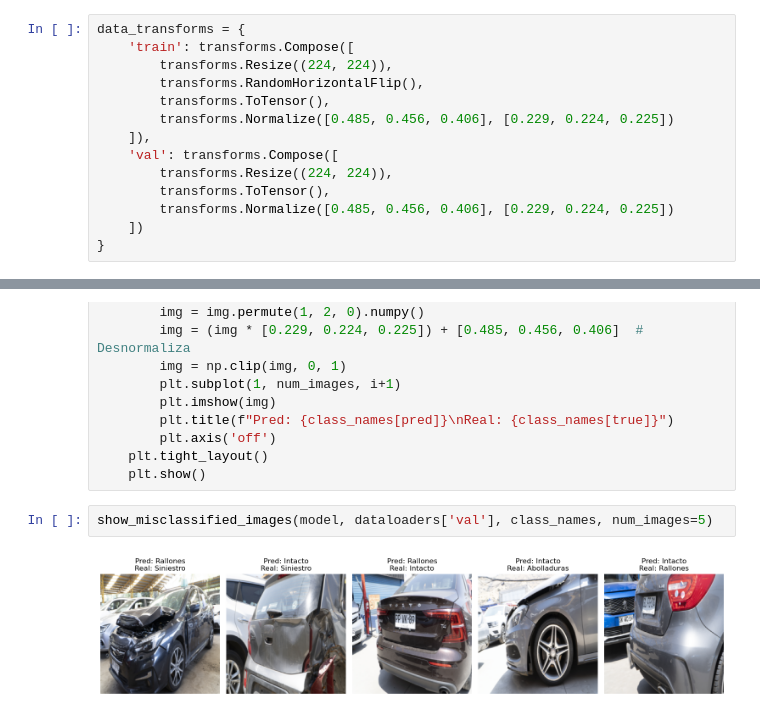
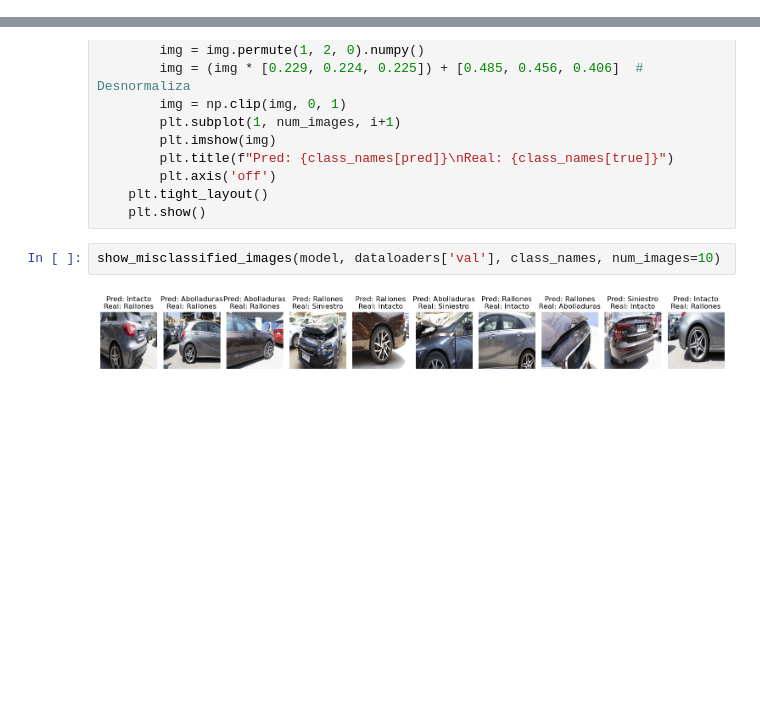
Before and after one commit to Dmerlez/TFM_damageCarClassifier, a Jupyter notebook: model_test.ipynb, the cells around one changed output, grey strips where cells are left out. Cells and saved outputs as stored; diff of their text form; blank space fills up the shorter version.

Commit message:
Test model

```diff
--- a/model_test.ipynb
+++ b/model_test.ipynb
@@ -30,20 +30,6 @@ data_transforms = {
         transforms.Normalize([0.485, 0.456, 0.406], [0.229, 0.224, 0.225])
     ])
 }
-# %%
-data_transforms = {
-    'train': transforms.Compose([
-        transforms.Resize((224, 224)),
-        transforms.RandomHorizontalFlip(),
-        transforms.ToTensor(),
-        transforms.Normalize([0.485, 0.456, 0.406], [0.229, 0.224, 0.225])
-    ]),
-    'val': transforms.Compose([
-        transforms.Resize((224, 224)),
-        transforms.ToTensor(),
-        transforms.Normalize([0.485, 0.456, 0.406], [0.229, 0.224, 0.225])
-    ])
-}
 # %%
 data_dir = 'data'
 image_datasets = {x: datasets.ImageFolder(os.path.join(data_dir, x), data_transforms[x])
@@ -203,6 +189,6 @@ def show_misclassified_images(model, dataloader, class_names, num_images=5):
     plt.tight_layout()
     plt.show()
 # %%
-show_misclassified_images(model, dataloaders['val'], class_names, num_images=5)
+show_misclassified_images(model, dataloaders['val'], class_names, num_images=10)
 # %% [output]
-[figure, old version]
+[figure, new version]
```
